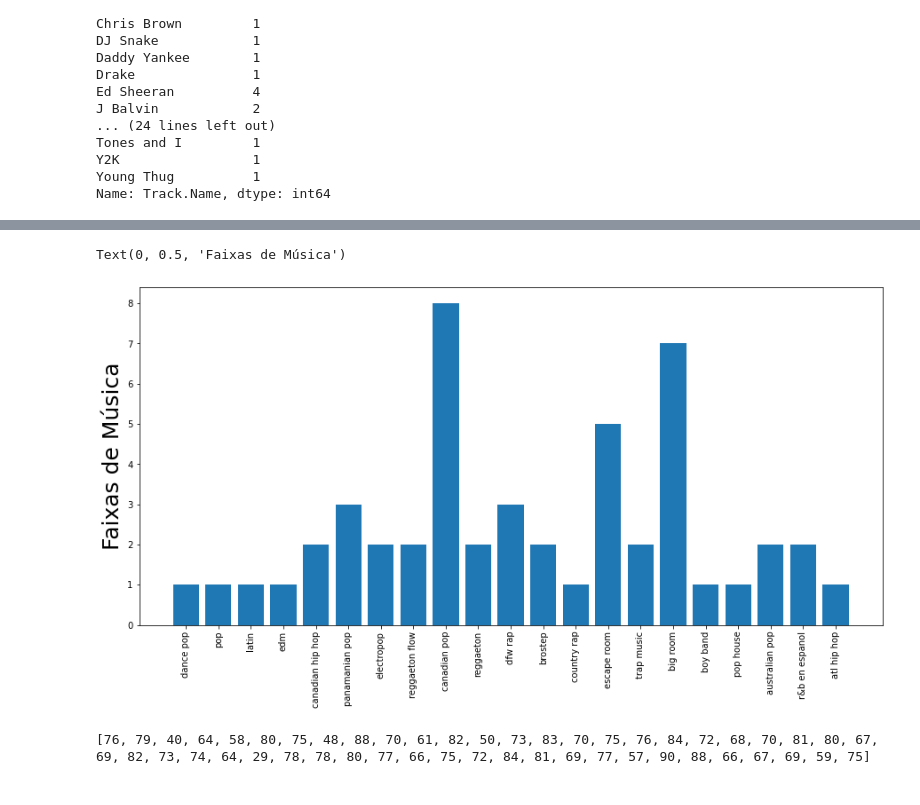
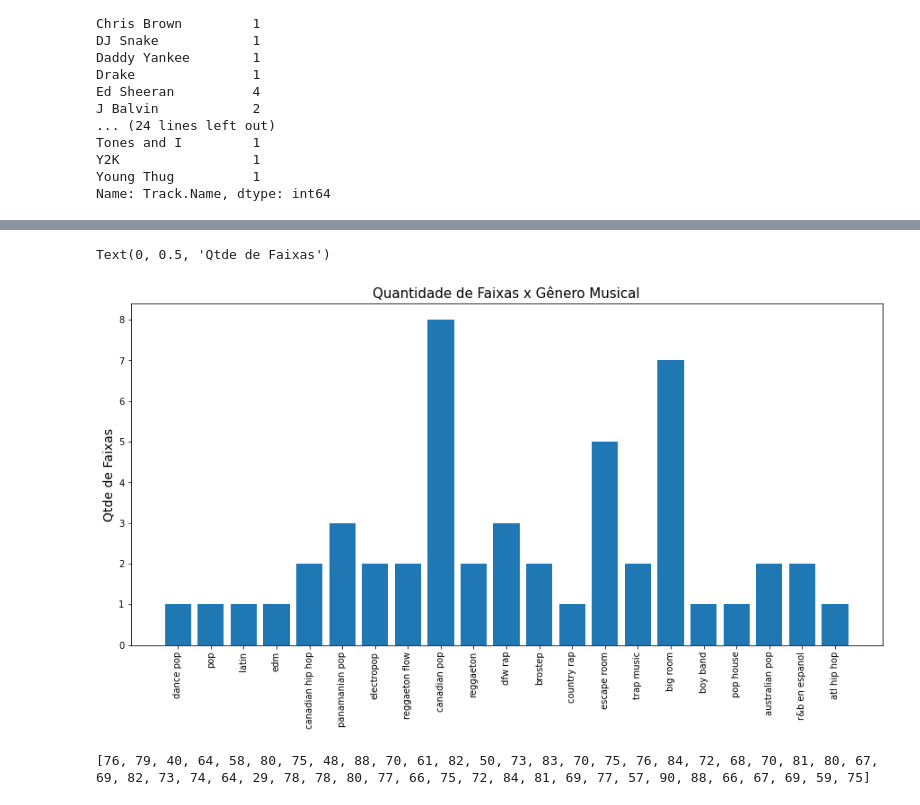
Before and after one commit to santiago-nath/Kaggle_Spotify, a Jupyter notebook: Kaggle_Spotify.ipynb, the cells around one changed output, grey strips where cells are left out. Saved outputs shown, nothing was run; the diff lists cells and outputs as text; code cells hidden in the pictures.

```diff
--- a/Kaggle_Spotify.ipynb
+++ b/Kaggle_Spotify.ipynb
@@ -52,4 +52,7 @@ Data columns (total 14 columns):
  13  Popularity        50 non-null     int64
 dtypes: int64(11), object(3)
 memory usage: 5.6+ KB
+# %%
+# Retirada da coluna 'Unnamed' pois só possui ids, não será utilizada na análise
+df.drop('Unnamed: 0',axis=1,inplace=True)
 # %%
@@ -119,21 +133,22 @@ Name: Track.Name, dtype: int64
 # %%
 #Gráfico de barras com a quantidade de gênero x faixa de música
 xtick = ['dance pop', 'pop', 'latin', 'edm', 'canadian hip hop',
 'panamanian pop', 'electropop', 'reggaeton flow', 'canadian pop',
 'reggaeton', 'dfw rap', 'brostep', 'country rap', 'escape room',
 'trap music', 'big room', 'boy band', 'pop house', 'australian pop',
 'r&b en espanol', 'atl hip hop']
 length = np.arange(len(xtick))
 genre_groupby = df.groupby('Genre')['Track.Name'].agg(len)
 plt.figure(figsize=(15,7))
 plt.bar(length, genre_groupby)
 plt.xticks(length, xtick)
 plt.xticks(rotation=90)
+plt.title("Quantidade de Faixas x Gênero Musical", fontsize=15)
 plt.ylabel('Gênero', fontsize=20)
-plt.ylabel('Faixas de Música', fontsize=25)
+plt.ylabel('Qtde de Faixas', fontsize=14)
 # %% [output]
-Text(0, 0.5, 'Faixas de Música')
+Text(0, 0.5, 'Qtde de Faixas')
-[figure, old version]
+[figure, new version]
 # %%
 danceability = df['Danceability'].values.tolist()
 print(danceability)
```
Also changed, not shown: parts of 9 cells of this notebook.
